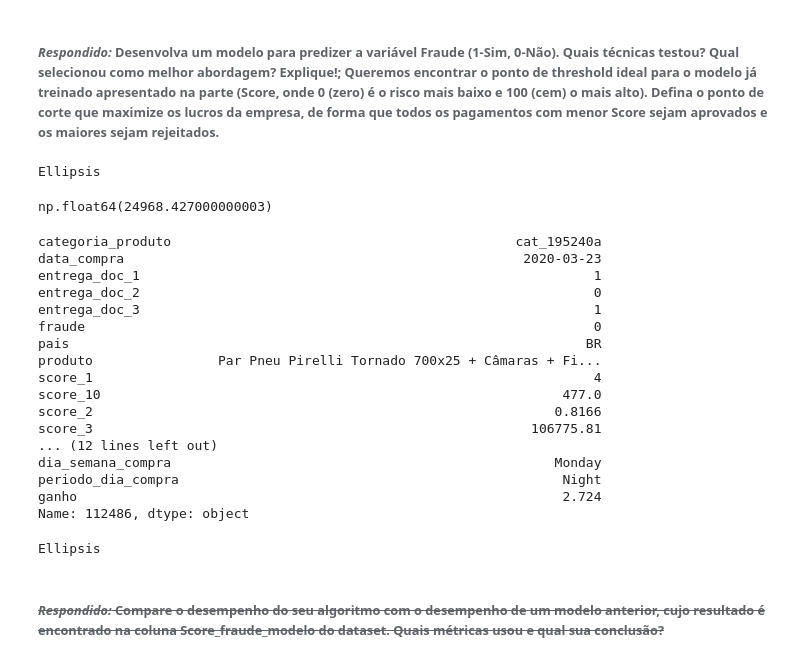
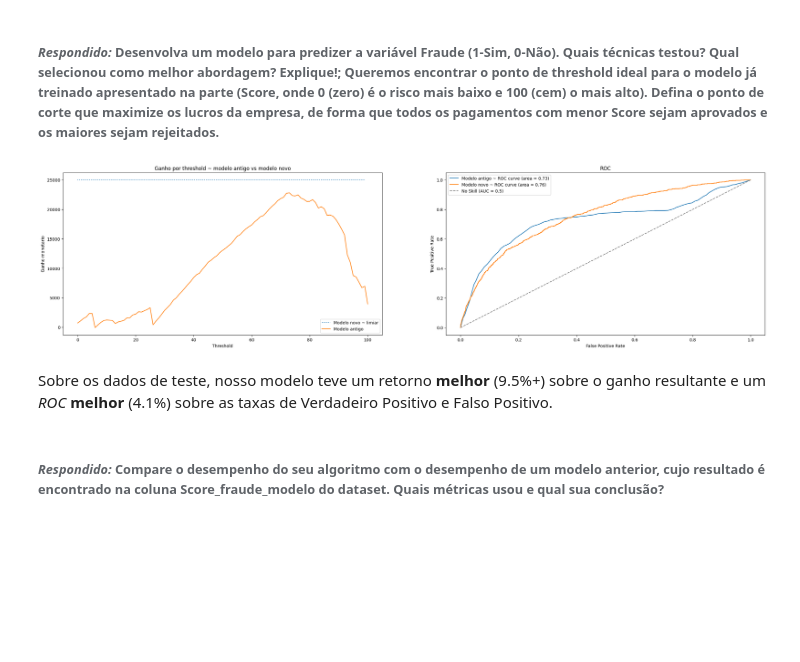
Before and after one commit to richardsantino/EBA-cases, a Jupyter notebook: 9. TCC/3 - fraude.ipynb, the cells around one changed output. Cells and saved outputs as stored; diff of their text form; code cells hidden in the pictures; blank space fills up the shorter version.

```diff
--- a/9. TCC/3 - fraude.ipynb
+++ b/9. TCC/3 - fraude.ipynb
@@ -1243,39 +1261,42 @@ contudo, o nosso modelo de regressão logistica traz melhores resultados que as
 ###### (em dados já conhecidos)
 # %% [markdown]
 ###### *Respondido:* Desenvolva um modelo para predizer a variável Fraude (1-Sim, 0-Não). Quais técnicas testou? Qual selecionou como melhor abordagem? Explique!; Queremos encontrar o ponto de threshold ideal para o modelo já treinado apresentado na parte (Score, onde 0 (zero) é o risco mais baixo e 100 (cem) o mais alto). Defina o ponto de corte que maximize os lucros da empresa, de forma que todos os pagamentos com menor Score sejam aprovados e os maiores sejam rejeitados.
-# %%
-...
-
-## ROC curve + melhor threshold para ganho monetario sobre modelo original versus ganho do modelo by richard
-# %% [output]
-Ellipsis
 # %%
-ganho
+
+ganhos = []
+df_eval_ganho = df.loc[df_rl_test.index].copy()
+for threshold in range(0, 101):
+    df_eval_ganho['fraude_pred'] = df_eval_ganho['score_fraude_modelo'].apply(lambda x: 1 if x > threshold else 0)
+    ganho = df_eval_ganho[df_eval_ganho['fraude_pred'] == 0]['ganho'].sum()
+    ganhos.append(ganho)
+
+### não sei quais dados foram usados para treinar o modelo original... portanto a escolha do melhor threshold para tal modelo pode não ser confiavel a fim de generalização.
+
+# ROC pro modelo antigo
+modelo_antigo_fpr, modelo_antigo_tpr, _ = roc_curve(df_eval_ganho['fraude'], df_eval_ganho['score_fraude_modelo']/100)
+modelo_antigo_roc_auc = auc(modelo_antigo_fpr, modelo_antigo_tpr)
+
+fig, axs = plt.subplots(1, 2, figsize=(30, 7))
+
+axs[0].plot([ganho_rchrds]*100, ls=':', label='Modelo novo ~ limiar') ### sobre os dados de teste
+axs[0].plot(ganhos, label='Modelo antigo')
+axs[0].legend()
+axs[0].set_xlabel('Threshold')
+axs[0].set_ylabel('Ganho monetario')
+axs[0].set_title('Ganho por threshold ~ modelo antigo vs modelo novo')
+
+axs[1].plot(modelo_antigo_fpr, modelo_antigo_tpr, label=f'Modelo antigo ~ ROC curve (area = {modelo_antigo_roc_auc:.2f})')
+axs[1].plot(modelo_novo_fpr, modelo_novo_tpr, label=f'Modelo novo ~ ROC curve (area = {modelo_novo_roc_auc:.2f})')
+axs[1].plot([0, 1], [0, 1], color='gray', ls='--', label='No Skill (AUC = 0.5)')
+axs[1].set_xlabel('False Positive Rate')
+axs[1].set_ylabel('True Positive Rate')
+axs[1].set_title('ROC')
+axs[1].legend()
+
+plt.show()
 # %% [output]
-np.float64(24968.427000000003)
+[figure, added]
-# %%
-df.loc[df_rl_test.index].sample().iloc[0]
-# %% [output]
-categoria_produto                                            cat_195240a
-data_compra                                                   2020-03-23
-entrega_doc_1                                                          1
-entrega_doc_2                                                          0
-entrega_doc_3                                                          1
-fraude                                                                 0
-pais                                                                  BR
-produto                Par Pneu Pirelli Tornado 700x25 + Câmaras + Fi...
-score_1                                                                4
-score_10                                                           477.0
-score_2                                                           0.8166
-score_3                                                        106775.81
-... (12 lines left out)
-dia_semana_compra                                                 Monday
-periodo_dia_compra                                                 Night
-ganho                                                              2.724
-Name: 112486, dtype: object
-# %%
-...
-# %% [output]
-Ellipsis
+# %% [markdown]
+Sobre os dados de teste, nosso modelo teve um retorno **melhor** (9.5%+) sobre o ganho resultante e um *ROC* **melhor** (4.1%) sobre as taxas de Verdadeiro Positivo e Falso Positivo.
 # %% [markdown]
-###### <s>*Respondido:* Compare o desempenho do seu algoritmo com o desempenho de um modelo anterior, cujo resultado é encontrado na coluna Score_fraude_modelo do dataset. Quais métricas usou e qual sua conclusão?</s>
+###### *Respondido:* Compare o desempenho do seu algoritmo com o desempenho de um modelo anterior, cujo resultado é encontrado na coluna Score_fraude_modelo do dataset. Quais métricas usou e qual sua conclusão?
```
Also changed, not shown: parts of 9 cells of this notebook.
